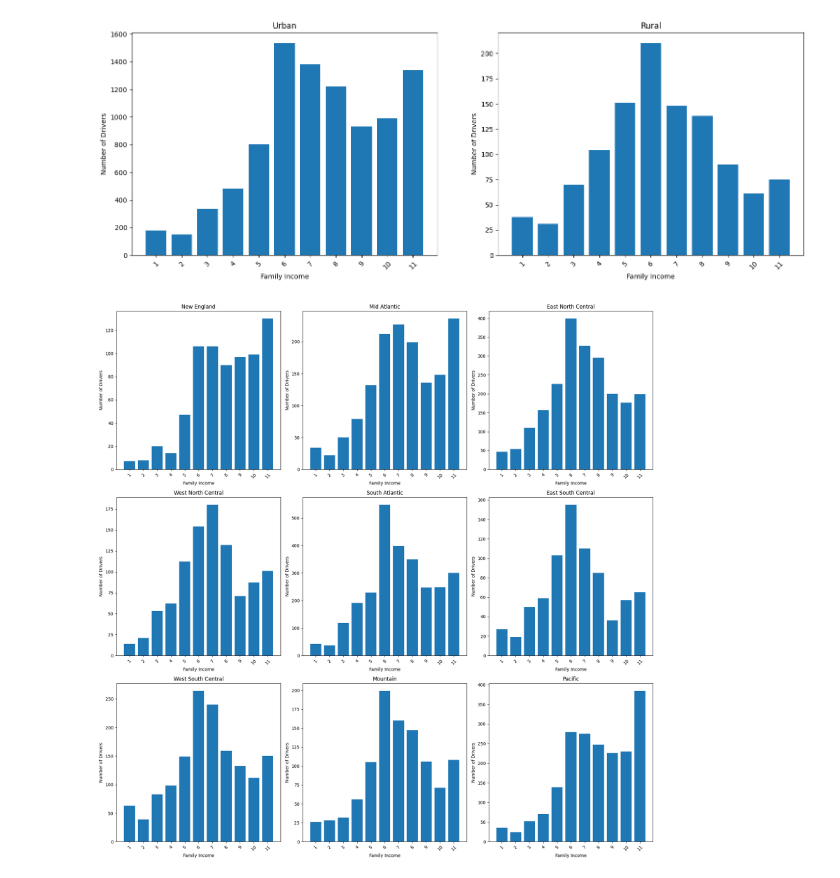
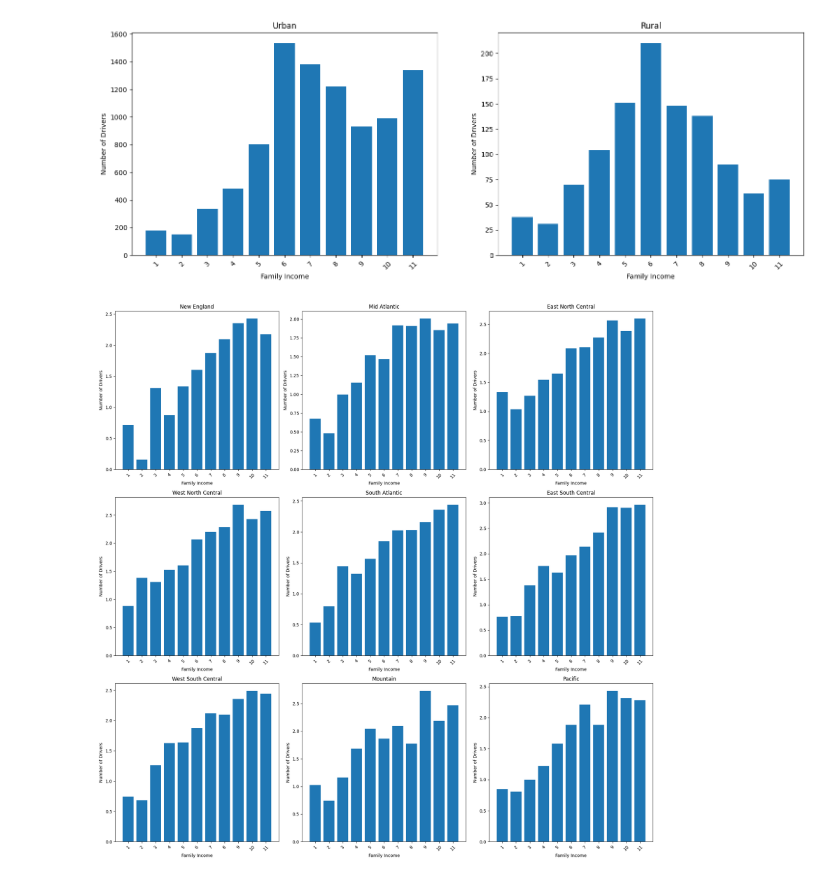
Before and after one commit to Xerconia/Transitlytics, a Jupyter notebook: meynard_eda.ipynb, the cells around one changed output. Drawn from its saved outputs; the diff is of its cells as text; code cells hidden in the pictures.

Commit message:
added 3 more graphs

```diff
--- a/meynard_eda.ipynb
+++ b/meynard_eda.ipynb
@@ -144,44 +144,55 @@ westSouthCentral_df = hhv2[hhv2['CENSUS_D'] == 7]
 mountain_df = hhv2[hhv2['CENSUS_D'] == 8]
 pacific_df = hhv2[hhv2['CENSUS_D'] == 9]
 
-# Aggregate the data to get the total number of drivers per household income for areas
-newEngland_df = newEngland_df.groupby('HHFAMINC')['DRVRCNT'].sum().reset_index()
-midAtlantic_df = midAtlantic_df.groupby('HHFAMINC')['DRVRCNT'].sum().reset_index()
-eastNorthCentral_df = eastNorthCentral_df.groupby('HHFAMINC')['DRVRCNT'].sum().reset_index()
-westNorthCentral_df = westNorthCentral_df.groupby('HHFAMINC')['DRVRCNT'].sum().reset_index()
-southAtlantic_df = southAtlantic_df.groupby('HHFAMINC')['DRVRCNT'].sum().reset_index()
-eastSouthCentral_df = eastSouthCentral_df.groupby('HHFAMINC')['DRVRCNT'].sum().reset_index()
-westSouthCentral_df = westSouthCentral_df.groupby('HHFAMINC')['DRVRCNT'].sum().reset_index()
-mountain_df = mountain_df.groupby('HHFAMINC')['DRVRCNT'].sum().reset_index()
-pacific_df = pacific_df.groupby('HHFAMINC')['DRVRCNT'].sum().reset_index()
+
+# Aggregate the data to get the weighted mean of drivers per household income for each region
+def weighted_mean(df, value_col, weight_col, group_col):
+    df = df.copy()  # Avoid SettingWithCopyWarning
+    df['weighted_value'] = df[value_col] * df[weight_col]
+    grouped = df.groupby(group_col)[['weighted_value', weight_col]]
+    weighted_df = grouped.sum().apply(
+        lambda x: x['weighted_value'] / x[weight_col], axis=1
+    ).reset_index(name=value_col)
+    return weighted_df
+
+
+newEngland_df = weighted_mean(newEngland_df, 'HHVEHCNT', 'WTHHFIN', 'HHFAMINC')
+midAtlantic_df = weighted_mean(midAtlantic_df, 'HHVEHCNT', 'WTHHFIN', 'HHFAMINC')
+eastNorthCentral_df = weighted_mean(eastNorthCentral_df, 'HHVEHCNT', 'WTHHFIN', 'HHFAMINC')
+westNorthCentral_df = weighted_mean(westNorthCentral_df, 'HHVEHCNT', 'WTHHFIN', 'HHFAMINC')
+southAtlantic_df = weighted_mean(southAtlantic_df, 'HHVEHCNT', 'WTHHFIN', 'HHFAMINC')
+eastSouthCentral_df = weighted_mean(eastSouthCentral_df, 'HHVEHCNT', 'WTHHFIN', 'HHFAMINC')
+westSouthCentral_df = weighted_mean(westSouthCentral_df, 'HHVEHCNT', 'WTHHFIN', 'HHFAMINC')
+mountain_df = weighted_mean(mountain_df, 'HHVEHCNT', 'WTHHFIN', 'HHFAMINC')
+pacific_df = weighted_mean(pacific_df, 'HHVEHCNT', 'WTHHFIN', 'HHFAMINC')
 
 # Plot the bar charts for all regions
 fig, axes = plt.subplots(nrows=3, ncols=3, figsize=(18, 18))
 
 # Define the regions and their titles
 regions = [
     (newEngland_df, 'New England'),
     (midAtlantic_df, 'Mid Atlantic'),
     (eastNorthCentral_df, 'East North Central'),
     (westNorthCentral_df, 'West North Central'),
     (southAtlantic_df, 'South Atlantic'),
     (eastSouthCentral_df, 'East South Central'),
     (westSouthCentral_df, 'West South Central'),
     (mountain_df, 'Mountain'),
     (pacific_df, 'Pacific')
 ]
 
 # Loop through each region and plot
 for ax, (region_df, title) in zip(axes.flatten(), regions):
-    ax.bar(region_df['HHFAMINC'], region_df['DRVRCNT'])
+    ax.bar(region_df['HHFAMINC'], region_df['HHVEHCNT'])
     ax.set_xlabel('Family Income')
     ax.set_ylabel('Number of Drivers')
     ax.set_title(title)
     ax.set_xticks(region_df['HHFAMINC'])
     ax.set_xticklabels(region_df['HHFAMINC'].astype(int), rotation=45)
 
 # Adjust layout
 plt.tight_layout()
 plt.show()
 # %% [output]
-[figure, old version]
+[figure, new version]
```
Also changed, not shown: parts of 2 cells of this notebook.
